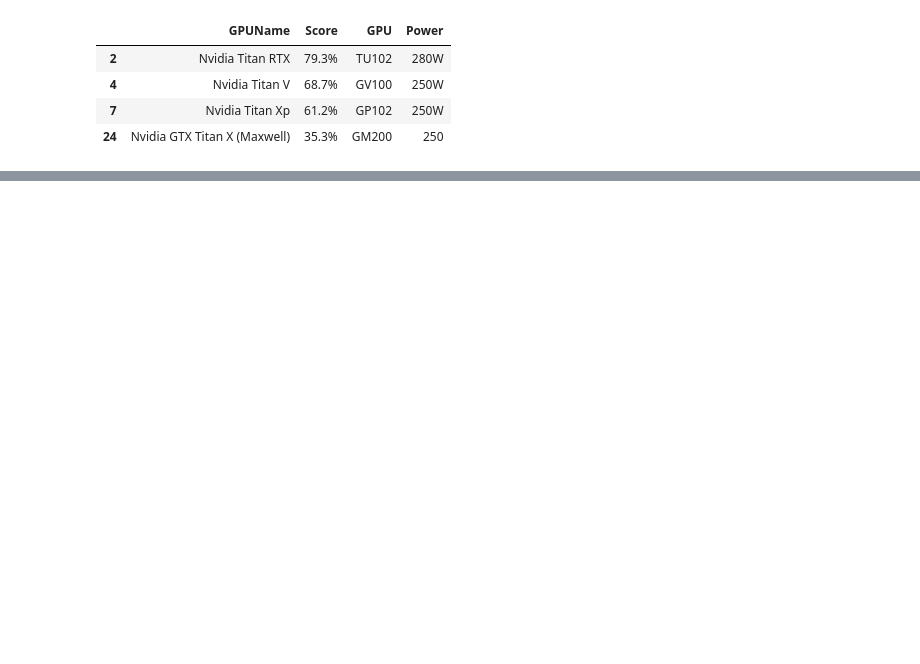
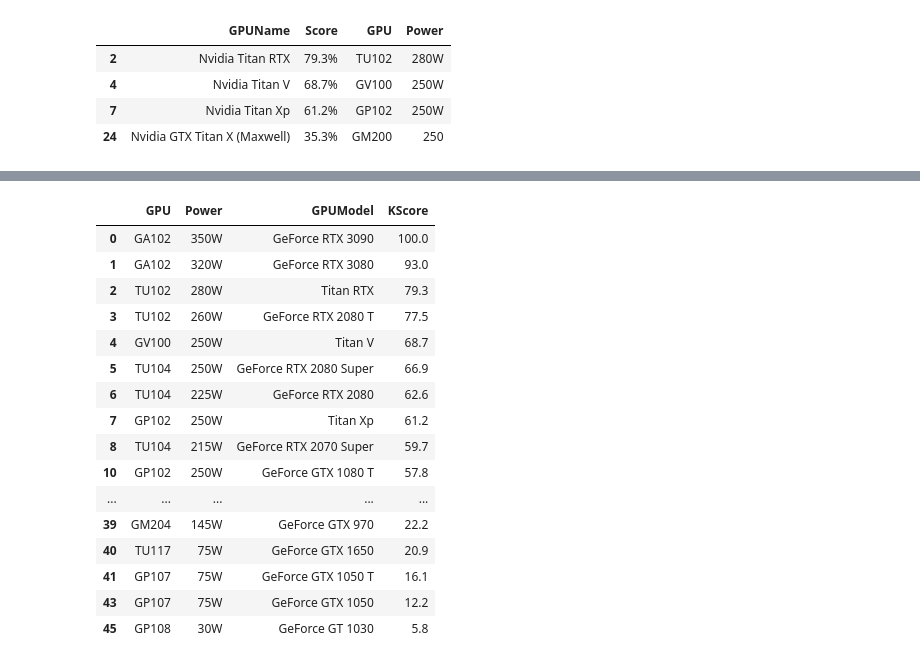
Before and after one commit to arimanyus/Kashi-Base1, a Jupyter notebook: Fetcher.ipynb, the cells around one changed output, grey strips where cells are left out. Saved outputs shown, nothing was run; the diff lists cells and outputs as text; code cells hidden in the pictures; blank space fills up the shorter version.

```diff
--- a/Fetcher.ipynb
+++ b/Fetcher.ipynb
@@ -139,0 +130,25 @@ for i in Nvidia2.iloc[:]['GPUName']:
+# %%
+Nvidia2.loc[:,'GPUModel'] = Nvidia2['GPUName']
+# %%
+'''modelObj = Nvidia2.select_dtypes(['GPUName'])'''
+Nvidia2['GPUModel']=Nvidia2['GPUName'].str.strip('Nvidia')
+# %%
+Nvidia2
+# %% [output]
+|  | GPU | Power | GPUModel | KScore |
+| 0 | GA102 | 350W | GeForce RTX 3090 | 100.0 |
+| 1 | GA102 | 320W | GeForce RTX 3080 | 93.0 |
+| 2 | TU102 | 280W | Titan RTX | 79.3 |
+| 3 | TU102 | 260W | GeForce RTX 2080 T | 77.5 |
+| 4 | GV100 | 250W | Titan V | 68.7 |
+| 5 | TU104 | 250W | GeForce RTX 2080 Super | 66.9 |
+| 6 | TU104 | 225W | GeForce RTX 2080 | 62.6 |
+| 7 | GP102 | 250W | Titan Xp | 61.2 |
+| 8 | TU104 | 215W | GeForce RTX 2070 Super | 59.7 |
+| 10 | GP102 | 250W | GeForce GTX 1080 T | 57.8 |
+| ... | ... | ... | ... | ... |
+| 39 | GM204 | 145W | GeForce GTX 970 | 22.2 |
+| 40 | TU117 | 75W | GeForce GTX 1650 | 20.9 |
+| 41 | GP107 | 75W | GeForce GTX 1050 T | 16.1 |
+| 43 | GP107 | 75W | GeForce GTX 1050 | 12.2 |
+| 45 | GP108 | 30W | GeForce GT 1030 | 5.8 |
```
Also changed, not shown: parts of 6 cells of this notebook, 1 other file.
